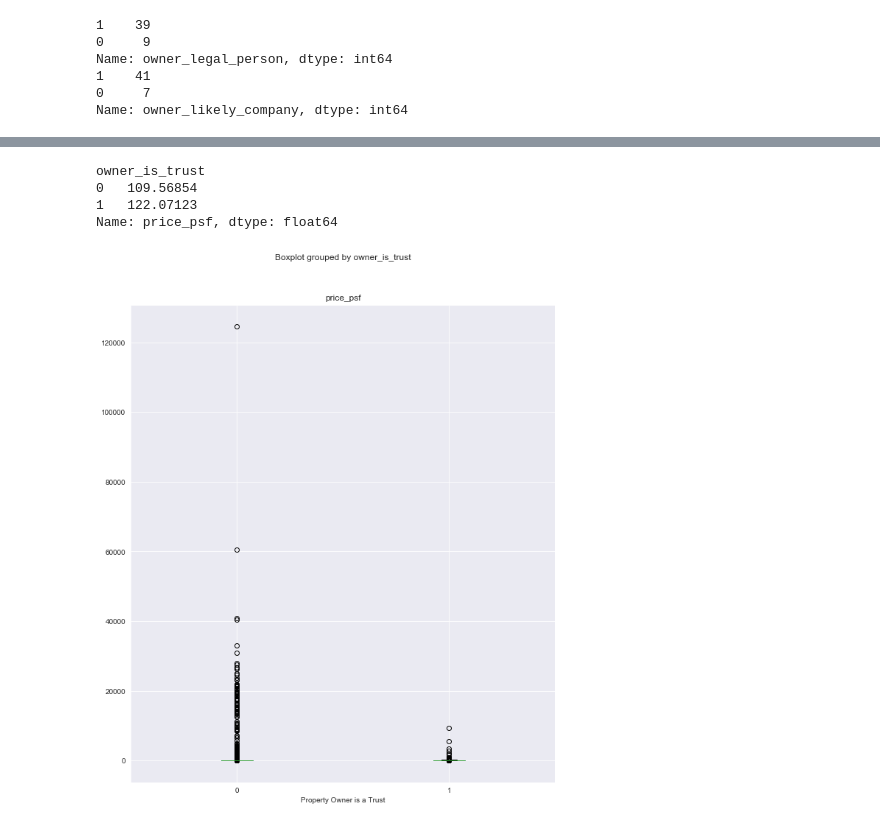
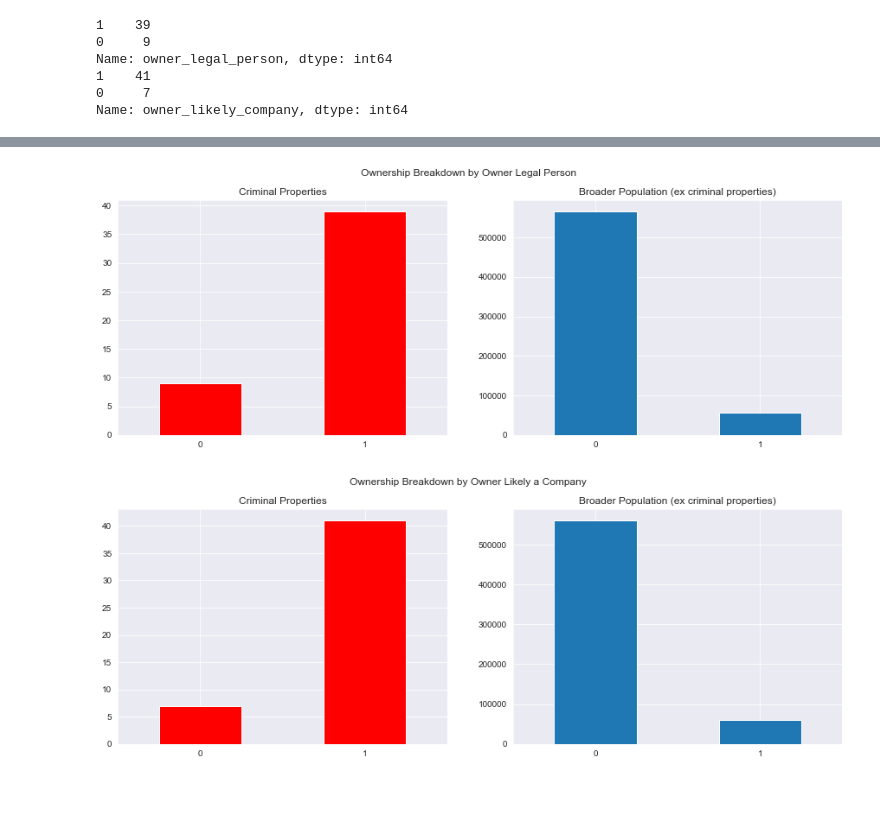
Before and after one commit to mpky/property_project, a Jupyter notebook: notebooks/Bexar_EDA.ipynb, the cells around one changed output, grey strips where cells are left out. Saved outputs shown, nothing was run; the diff lists cells and outputs as text; code cells hidden in the pictures; blank space fills up the shorter version.

```diff
--- a/notebooks/Bexar_EDA.ipynb
+++ b/notebooks/Bexar_EDA.ipynb
@@ -218,13 +121,17 @@ Name: price_psf, dtype: float64
-# %%
-print(prop_df.groupby('owner_is_trust')['price_psf'].mean())
-# Distribution of price per square foot by owner type
-prop_df[['price_psf','owner_is_trust']].boxplot(by=['owner_is_trust'],figsize=(10,12))
-plt.xlabel('Property Owner is a Trust')
-plt.show()
-# Far fewer outliers for trusts than for the rest of the population
-# %% [output]
-owner_is_trust
-0   109.56854
-1   122.07123
-Name: price_psf, dtype: float64
-[figure, removed]
+# %%
+# Plot the breakdown between the two
+fig, axes = plt.subplots(1,2,figsize=[15,5])
+fig.suptitle("Ownership Breakdown by Owner Legal Person")
+crim_sub_df.owner_legal_person.value_counts().sort_index().plot.bar(rot=0,ax=axes[0],title="Criminal Properties",color='red')
+prop_df[prop_df.crim_prop!=1].owner_legal_person.value_counts().sort_index().plot.bar(rot=0,ax=axes[1],title="Broader Population (ex criminal properties)")
+plt.show()
+# %% [output]
+[figure, added]
+# %%
+fig, axes = plt.subplots(1,2,figsize=[15,5])
+fig.suptitle("Ownership Breakdown by Owner Likely a Company")
+crim_sub_df.owner_likely_company.value_counts().sort_index().plot.bar(rot=0,ax=axes[0],title="Criminal Properties",color='red')
+prop_df[prop_df.crim_prop!=1].owner_likely_company.value_counts().sort_index().plot.bar(rot=0,ax=axes[1],title="Broader Population (ex criminal properties)")
+plt.show()
+# %% [output]
+[figure, added]
```
Also changed, not shown: parts of 61 cells of this notebook.
